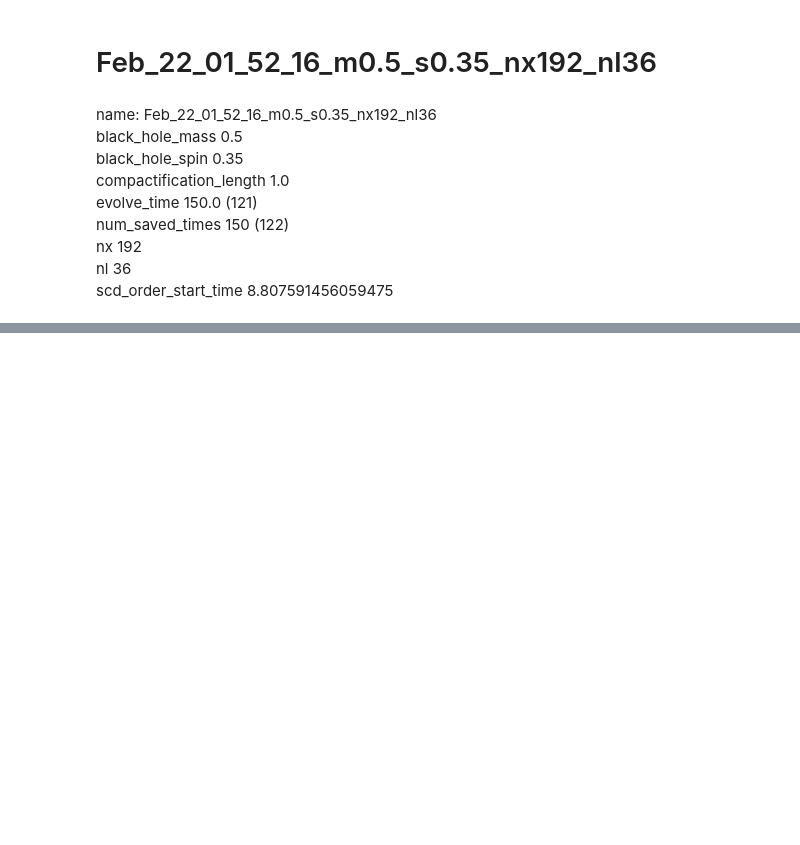
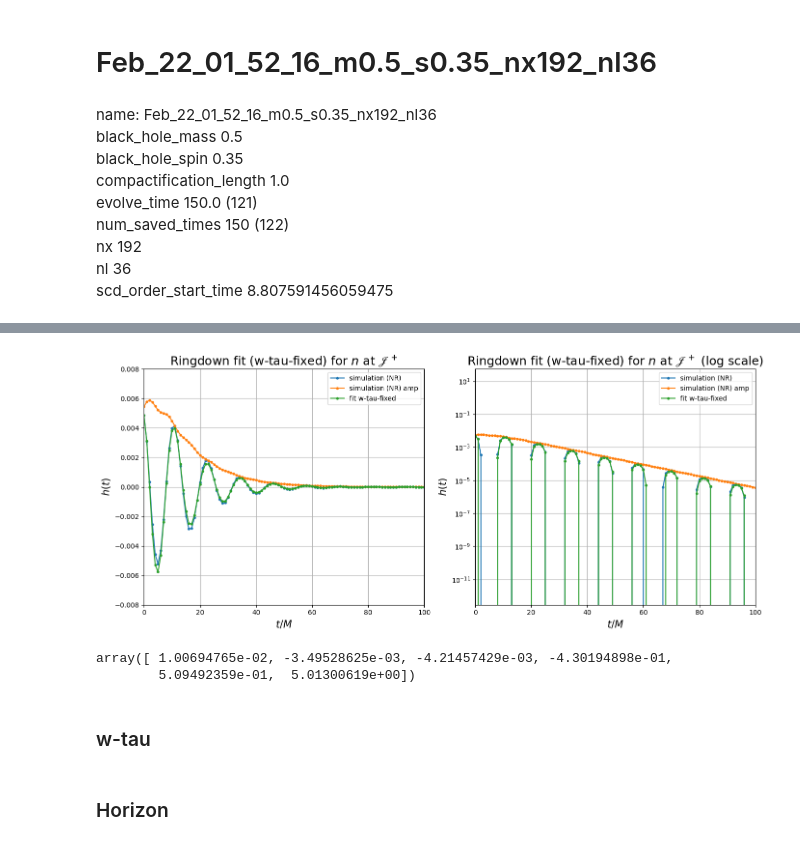
Before and after one commit to svykho/Thesis_notebooks, a Jupyter notebook: kerr0.7.ipynb, the cells around one changed output, grey strips where cells are left out. Cells and saved outputs as stored; diff of their text form; code cells hidden in the pictures; blank space fills up the shorter version.

```diff
--- a/kerr0.7.ipynb
+++ b/kerr0.7.ipynb
@@ -414,3 +256,43 @@ fitres=rdf.fit_qnm(((psi4_lin_ts)),[0.1,2,0.2,1,0.2,2],t0 = 0,linear = False, mo
                min_method = 'Nelder-Mead', tol=1e-8,bounds = None,**args)
 
 fit_model_w_tau_fixed = rdf.rd_model_wtau_fixed(fitres,times = psi4_lin_ts[:,0],**args)
+# %%
+fig, axes = plt.subplots(1, 2, figsize=(14, 6), sharex=True)
+
+axes[0].plot(psi4_lin_ts[:,0], psi4_lin_ts[:,1], linestyle='-', marker='o', markersize=3, label='simulation (NR)')
+axes[0].plot(psi4_lin_ts[:,0], np.abs(psi4_lin_ts[:,1]), linestyle='-', marker='o', markersize=3, label='simulation (NR) amp')
+axes[0].plot(psi4_lin_ts[:,0], fit_model_w_tau_fixed, linestyle='-', marker='o', markersize=3, label='fit w-tau-fixed')
+
+axes[0].set_xlabel(r'$t/M$', fontsize=15)
+axes[0].set_ylabel(r'$h(t)$', fontsize=15)
+axes[0].set_title(r"Ringdown fit (w-tau-fixed) for $n$ at $\mathscr{J}^+$", fontsize=18)
+axes[0].set_xlim(0, 100)
+axes[0].set_ylim(-0.008, 0.008)
+axes[0].legend()
+axes[0].grid()
+
+axes[1].plot(psi4_lin_ts[:,0], psi4_lin_ts[:,1], linestyle='-', marker='o', markersize=3, label='simulation (NR)')
+axes[1].plot(psi4_lin_ts[:,0], np.abs(psi4_lin_ts[:,1]), linestyle='-', marker='o', markersize=3, label='simulation (NR) amp')
+axes[1].plot(psi4_lin_ts[:,0], fit_model_w_tau_fixed, linestyle='-', marker='o', markersize=3, label='fit w-tau-fixed')
+
+axes[1].set_yscale('log')
+axes[1].set_xlabel(r'$t/M$', fontsize=15)
+axes[1].set_ylabel(r'$h(t)$', fontsize=15)
+axes[1].set_title(r"Ringdown fit (w-tau-fixed) for $n$ at $\mathscr{J}^+$ (log scale)", fontsize=18)
+axes[1].set_xlim(0, 100)
+axes[1].legend()
+axes[1].grid()
+
+plt.tight_layout()
+plt.show()
+# %% [output]
+[figure, added]
+# %%
+fitres
+# %% [output]
+array([ 1.00694765e-02, -3.49528625e-03, -4.21457429e-03, -4.30194898e-01,
+        5.09492359e-01,  5.01300619e+00])
+# %% [markdown]
+### w-tau
+# %% [markdown]
+### Horizon
```
Also changed, not shown: parts of 55 cells of this notebook.
